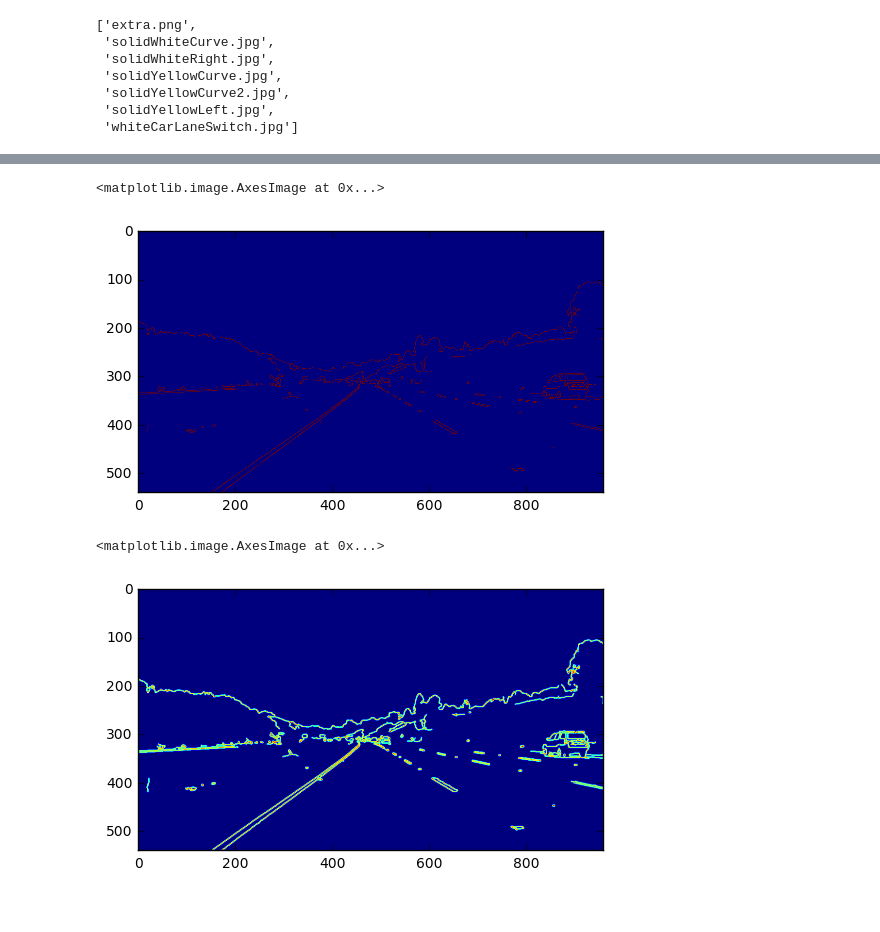
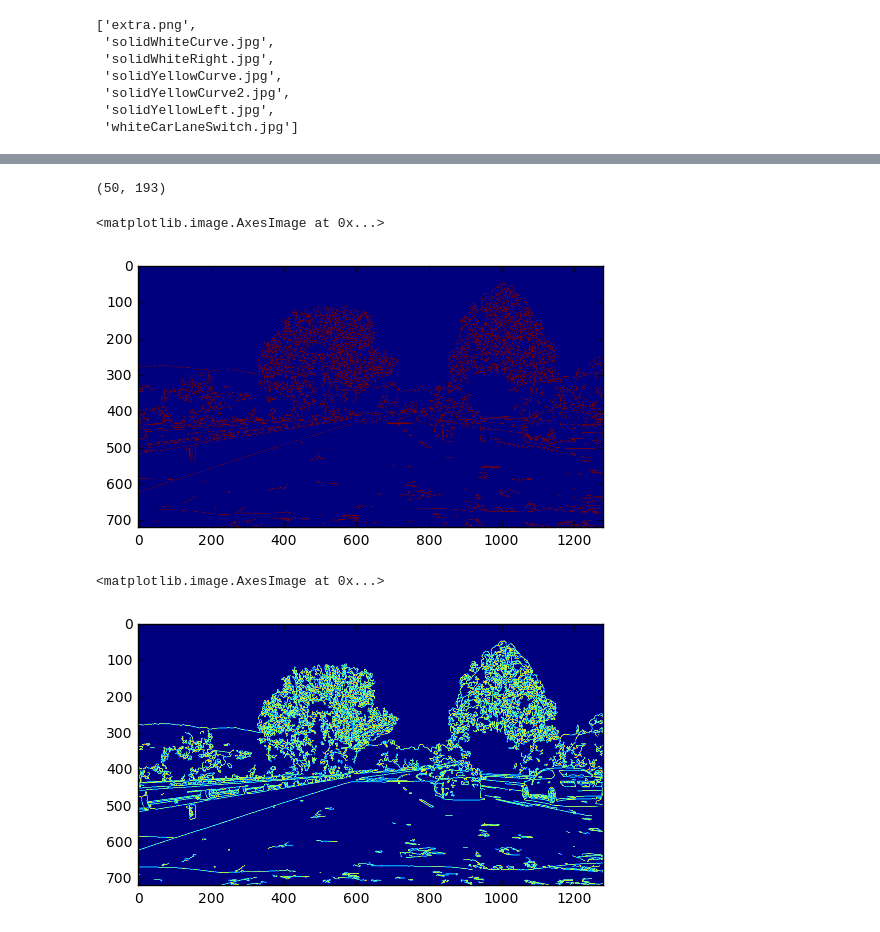
Before and after one commit to valery-nguyen/CarND-LaneLines-P1, a Jupyter notebook: Assignment_01_VTN_Dec11-Extra_Credit.ipynb, the cells around one changed output, grey strips where cells are left out. Cells and saved outputs as stored; diff of their text form; code cells hidden in the pictures.

Commit message:
Add Automatic Canny Threshold Adjustment

```diff
--- a/Assignment_01_VTN_Dec11-Extra_Credit.ipynb
+++ b/Assignment_01_VTN_Dec11-Extra_Credit.ipynb
@@ -196,7 +214,10 @@ def weighted_img(img, initial_img, α=0.8, β=1., λ=0.):
     return cv2.addWeighted(initial_img, α, img, β, λ)
 # %%
 #reading in an image
-image = mpimg.imread('test_images/solidYellowCurve.jpg')
+
+#image = mpimg.imread('test_images/solidYellowCurve.jpg')
+image = VideoFileClip('challenge.mp4').get_frame(4.5)
+
 #printing out some stats and plotting
 print('This image is:', type(image), 'with dimesions:', image.shape)
 plt.imshow(image)  #call as plt.imshow(gray, cmap='gray') to show a grayscaled image
@@ -214,18 +235,22 @@ plt.imshow(image_grayed, cmap='gray')
 # %%
 #apply canny to grayscaled image
-image_canny = canny(image_grayed,85,255)
+canny_threshold = canny_auto_threshold(image_grayed)
+image_canny = canny(image_grayed,canny_threshold[0],canny_threshold[1])
+print(canny_threshold)
+#image_canny = canny(image_grayed,230,255)
 plt.imshow(image_canny)
 # %% [output]
-<matplotlib.image.AxesImage at 0x...>
+(50, 193)
+<matplotlib.image.AxesImage at 0x...>
-[figure, old version]
+[figure, new version]
 # %%
 #apply gaussian blur to image
-kernel_size = 5
+kernel_size = 3
 image_gauss = gaussian_blur(image_canny,kernel_size)
 plt.imshow(image_gauss)
 # %% [output]
 <matplotlib.image.AxesImage at 0x...>
-[figure, old version]
+[figure, new version]
 # %%
 #pick area of interest
 x_center = image.shape[1] / 2
```
Also changed, not shown: parts of 10 cells of this notebook.
